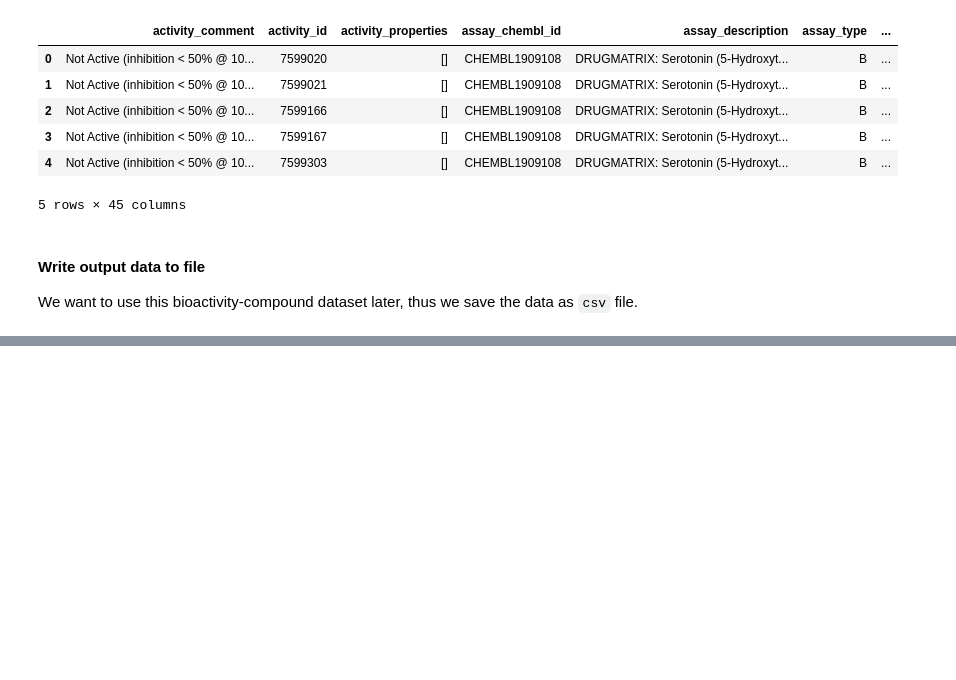
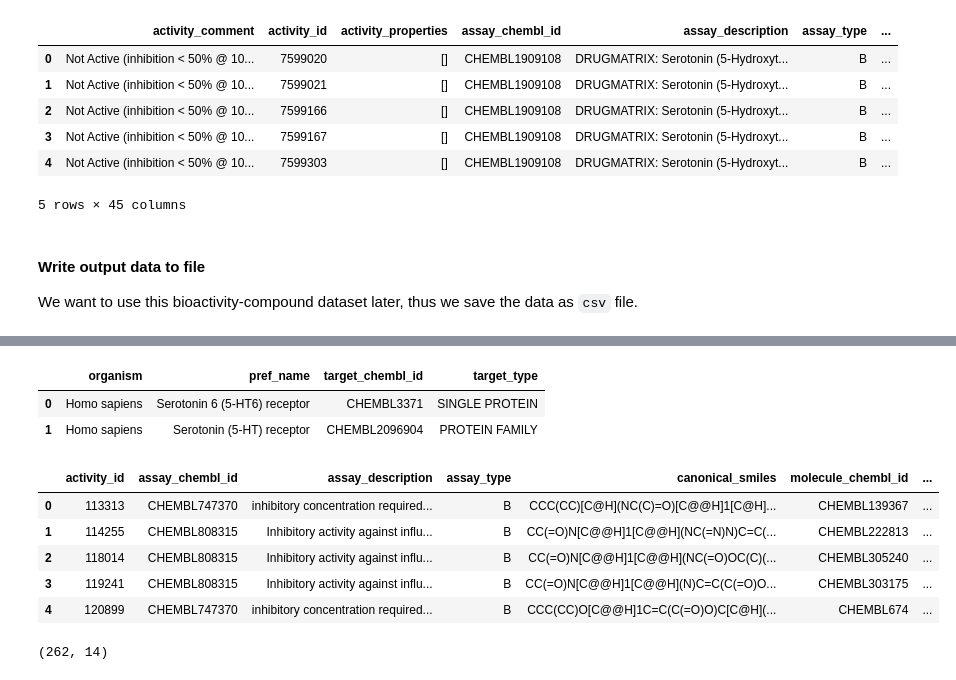
Before and after one commit to russodanielp/intro_cheminformatics, a Jupyter notebook: Lab 09 - Data Science in Chemistry/lab.ipynb, the cells around one changed output, grey strips where cells are left out. Cells and saved outputs as stored; diff of their text form; code cells hidden in the pictures; blank space fills up the shorter version.

Commit message:
extending chembl in lab 9 to include target

```diff
--- a/Lab 09 - Data Science in Chemistry/lab.ipynb
+++ b/Lab 09 - Data Science in Chemistry/lab.ipynb
@@ -282,0 +300,36 @@ data.to_csv("data/5ht6_compounds.csv")
+# %%
+target_list = pd.DataFrame(targets)
+target_list.head()
+# %% [output]
+|  | organism | pref_name | target_chembl_id | target_type |
+| 0 | Homo sapiens | Serotonin 6 (5-HT6) receptor | CHEMBL3371 | SINGLE PROTEIN |
+| 1 | Homo sapiens | Serotonin (5-HT) receptor | CHEMBL2096904 | PROTEIN FAMILY |
+# %%
+bioactivities = new_client.activity.filter(target_chembl_id="CHEMBL3377", type="IC50", relation="=", assay_type="B").only(
+                                                                                                                        "activity_id",
+                                                                                                                        "assay_chembl_id",
+                                                                                                                        "assay_description",
+                                                                                                                        "assay_type",
+                                                                                                                        "molecule_chembl_id",
+                                                                                                                        "type",
+                                                                                                                        "standard_units",
+                                                                                                                        "relation",
+                                                                                                                        "standard_value",
+                                                                                                                        "target_chembl_id",
+                                                                                                                        "target_organism",
+                                                                                                                        "canonical_smiles"
+                                                                                                                    )
+# %%
+bioactivities = pd.DataFrame(bioactivities)
+bioactivities.head()
+# %% [output]
+|  | activity_id | assay_chembl_id | assay_description | assay_type | canonical_smiles | molecule_chembl_id | ... |
+| 0 | 113313 | CHEMBL747370 | inhibitory concentration required... | B | CCC(CC)[C@H](NC(C)=O)[C@@H]1[C@H]... | CHEMBL139367 | ... |
+| 1 | 114255 | CHEMBL808315 | Inhibitory activity against influ... | B | CC(=O)N[C@@H]1[C@@H](NC(=N)N)C=C(... | CHEMBL222813 | ... |
+| 2 | 118014 | CHEMBL808315 | Inhibitory activity against influ... | B | CC(=O)N[C@@H]1[C@@H](NC(=O)OC(C)(... | CHEMBL305240 | ... |
+| 3 | 119241 | CHEMBL808315 | Inhibitory activity against influ... | B | CC(=O)N[C@@H]1[C@@H](N)C=C(C(=O)O... | CHEMBL303175 | ... |
+| 4 | 120899 | CHEMBL747370 | inhibitory concentration required... | B | CCC(CC)O[C@@H]1C=C(C(=O)O)C[C@H](... | CHEMBL674 | ... |
+# %%
+bioactivities.shape
+# %% [output]
+(262, 14)
```
Also changed, not shown: parts of 6 cells of this notebook.
